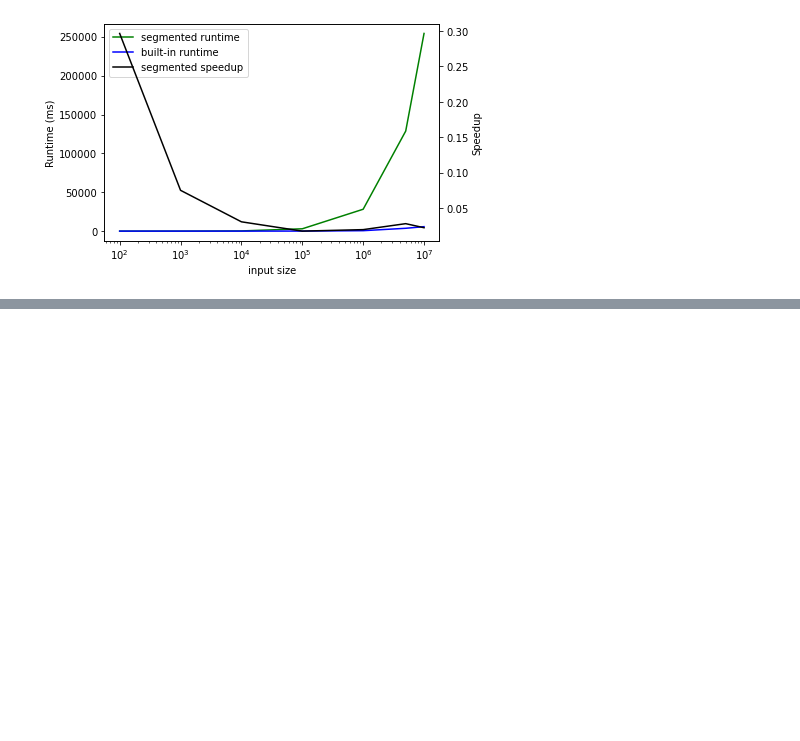
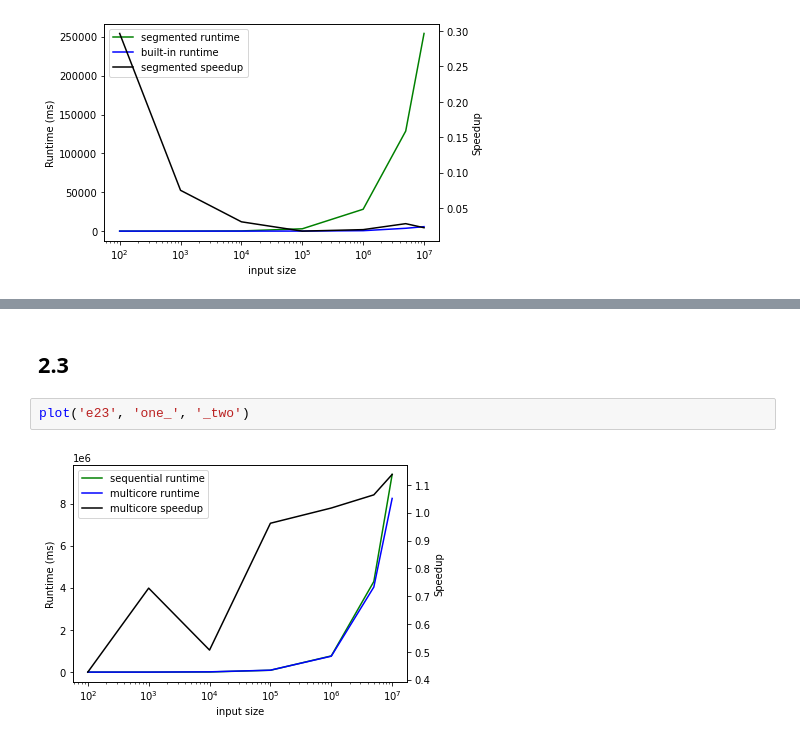
Before and after one commit to antfor/TDA280, a Jupyter notebook: LabC/Graphs.ipynb, the cells around one changed output, grey strips where cells are left out. Saved outputs shown, nothing was run; the diff lists cells and outputs as text; blank space fills up the shorter version.

```diff
--- a/LabC/Graphs.ipynb
+++ b/LabC/Graphs.ipynb
@@ -96,0 +110,6 @@ plotComp('e21', 'i32_', '_bools', 'eb21', 'one_', '_i32s','multicore')
+# %% [markdown]
+## 2.3
+# %%
+plot('e23', 'one_', '_two')
+# %% [output]
+[figure, added]
```
Also changed, not shown: parts of 11 cells of this notebook, 8 other files.
